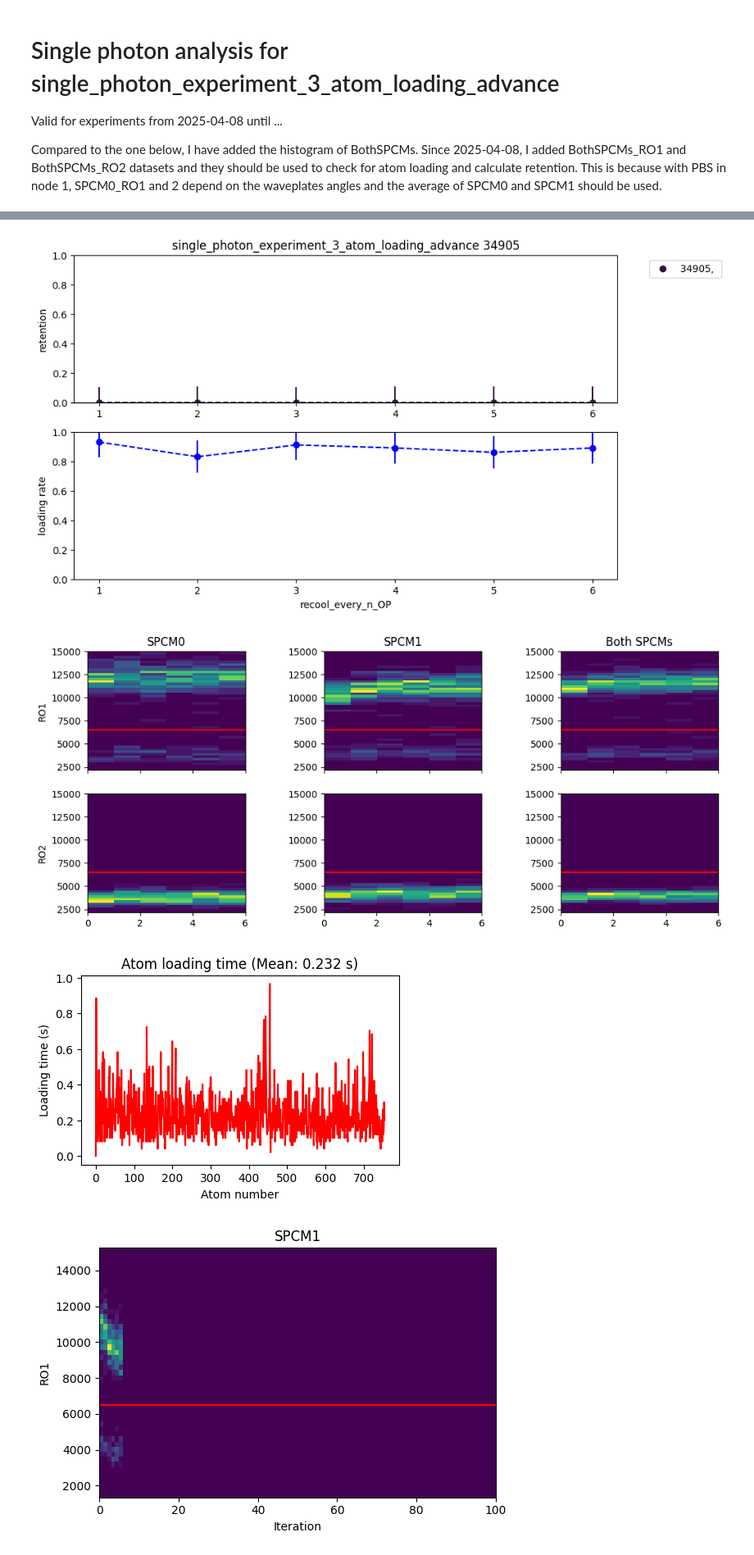
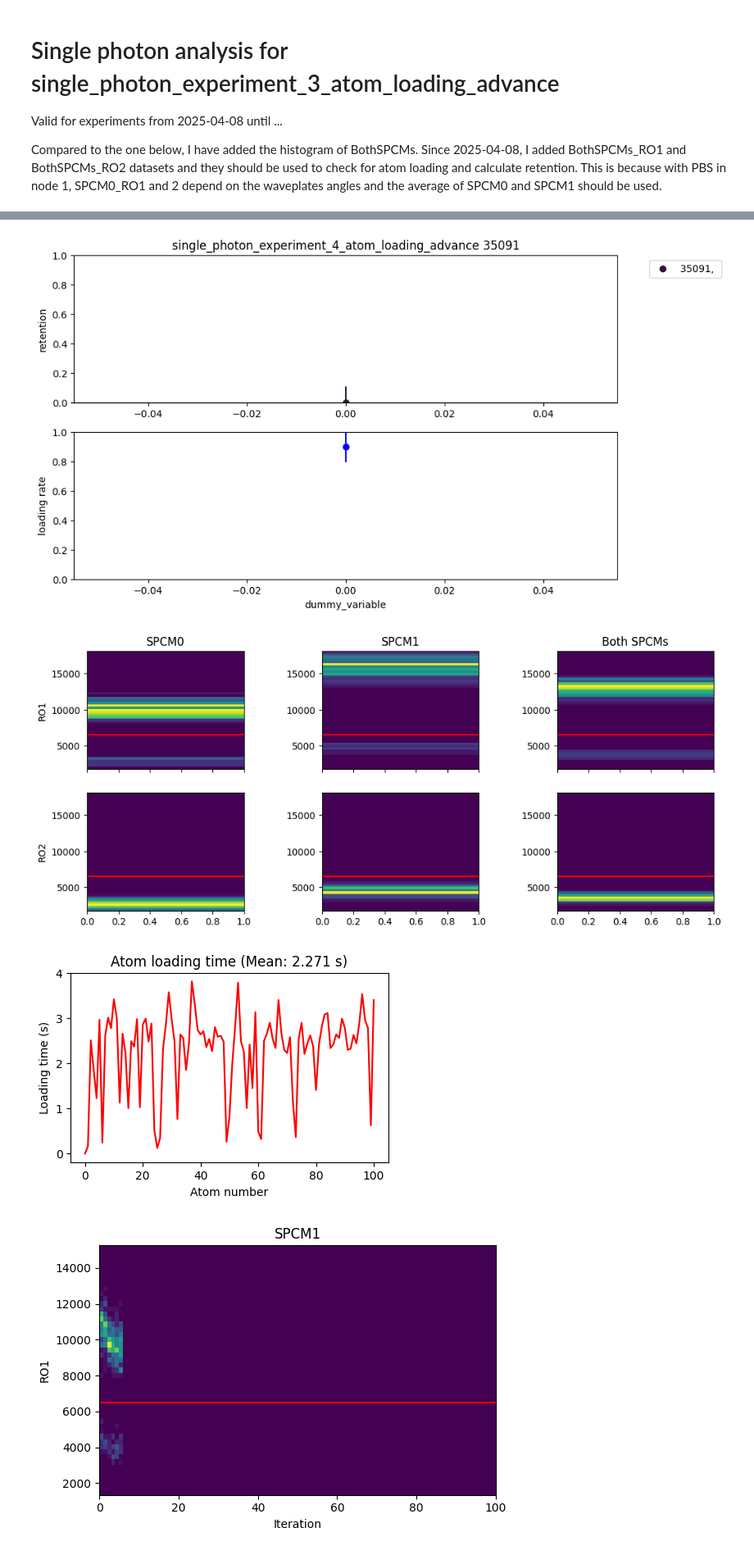
Before and after one commit to QuantumQuadrate/qn_artiq_routines, a Jupyter notebook: Analysis/Single photon analysis/singe_photon_analysis_2025.ipynb, the cells around one changed output, grey strips where cells are left out. Shown at 82% size. Cells and saved outputs as stored; diff of their text form; code cells hidden in the pictures.

```diff
--- a/Analysis/Single photon analysis/singe_photon_analysis_2025.ipynb
+++ b/Analysis/Single photon analysis/singe_photon_analysis_2025.ipynb
@@ -4,7 +4,7 @@ Valid for experiments from 2025-04-08 until ...
 
 Compared to the one below, I have added the histogram of BothSPCMs. Since 2025-04-08, I added BothSPCMs_RO1 and BothSPCMs_RO2 datasets and they should be used to check for atom loading and calculate retention. This is because with PBS in node 1, SPCM0_RO1 and 2 depend on the waveplates angles and the average of SPCM0 and SPCM1 should be used.
 # %%
-date_filters = ["2026-03-30"]
+date_filters = ["2026-04-03"]
 
 from matplotlib import pyplot as plt
 import matplotlib as mpl
@@ -66,7 +73,7 @@ file 5 (C:\Networking Experiment\artiq codes\artiq-master\results\2026-03-30\11\
 # %%
 ### the file(s) to analyze:
 file_indices = {
-    5:'',
+    14:'',
 }
 
 compare = True # compare multiple files in the same retention and loading plots
@@ -339,6 +346,6 @@ override: {'t_recooling':0.6*ms,'p_excitation':0.0,'t_FORT_drop':0.0*us,'target_
-[figure, old version]
+[figure, new version]
-[figure, old version]
+[figure, new version]
-[figure, old version]
+[figure, new version]
 # %%
 """
 Slicing SPCM1_RO1 into more sections to see the readout fluctuation over time in more details.
```
Also changed, not shown: parts of 3 cells of this notebook, 6 other files.
